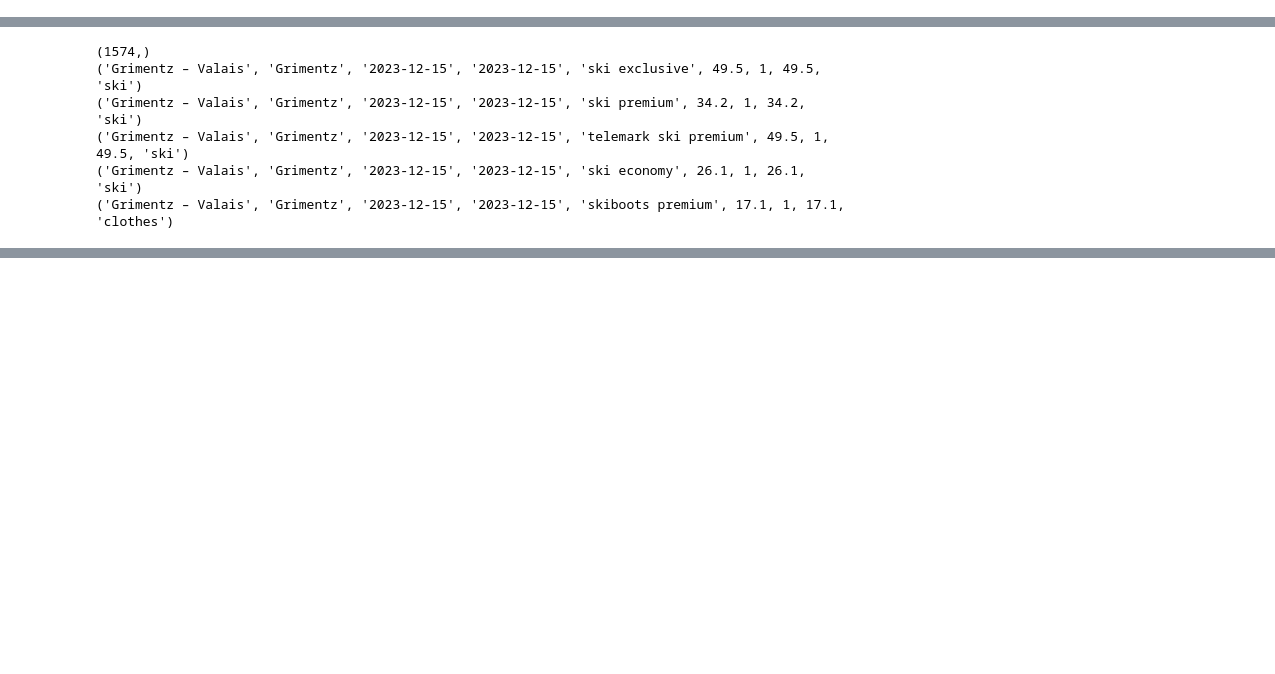
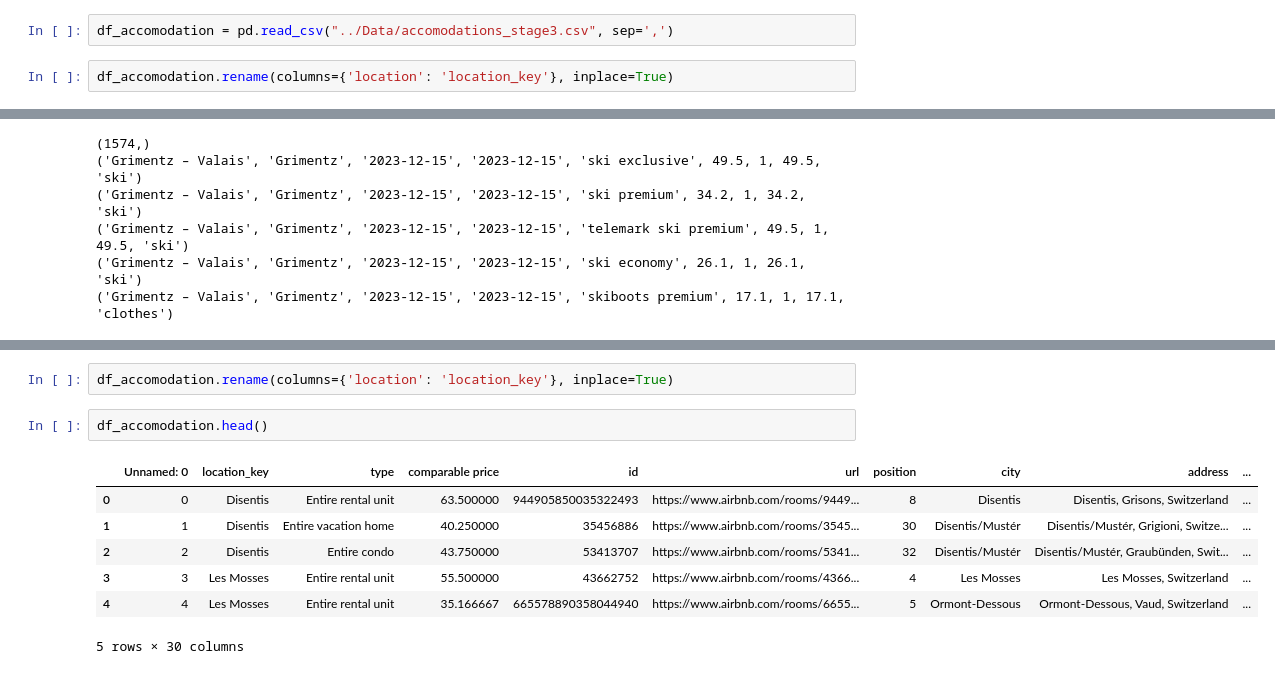
Before and after one commit to fburnelli/cip23_group13, a Jupyter notebook: Burnelli_Filippo_studentB/Code/Load_Intersport_data.ipynb, the cells around one changed output, grey strips where cells are left out. Saved outputs shown, nothing was run; the diff lists cells and outputs as text; blank space fills up the shorter version.

```diff
--- a/Burnelli_Filippo_studentB/Code/Load_Intersport_data.ipynb
+++ b/Burnelli_Filippo_studentB/Code/Load_Intersport_data.ipynb
@@ -10,0 +38,4 @@ df = pd.read_csv("../Data/gears_stage3.csv", sep=',')
+# %%
+df_accomodation = pd.read_csv("../Data/accomodations_stage3.csv", sep=',')
+# %%
+df_accomodation.rename(columns={'location': 'location_key'}, inplace=True)
@@ -122,0 +201,12 @@ conn.close()
+# %%
+df_accomodation.rename(columns={'location': 'location_key'}, inplace=True)
+# %%
+df_accomodation.head()
+# %% [output]
+|  | Unnamed: 0 | location_key | type | comparable price | id | url | position | city | address | ... |
+| 0 | 0 | Disentis | Entire rental unit | 63.500000 | 944905850035322493 | https://www.airbnb.com/rooms/9449... | 8 | Disentis | Disentis, Grisons, Switzerland | ... |
+| 1 | 1 | Disentis | Entire vacation home | 40.250000 | 35456886 | https://www.airbnb.com/rooms/3545... | 30 | Disentis/Mustér | Disentis/Mustér, Grigioni, Switze... | ... |
+| 2 | 2 | Disentis | Entire condo | 43.750000 | 53413707 | https://www.airbnb.com/rooms/5341... | 32 | Disentis/Mustér | Disentis/Mustér, Graubünden, Swit... | ... |
+| 3 | 3 | Les Mosses | Entire rental unit | 55.500000 | 43662752 | https://www.airbnb.com/rooms/4366... | 4 | Les Mosses | Les Mosses, Switzerland | ... |
+| 4 | 4 | Les Mosses | Entire rental unit | 35.166667 | 665578890358044940 | https://www.airbnb.com/rooms/6655... | 5 | Ormont-Dessous | Ormont-Dessous, Vaud, Switzerland | ... |
+5 rows × 30 columns
```
Also changed, not shown: parts of 19 cells of this notebook, 4 other files.
